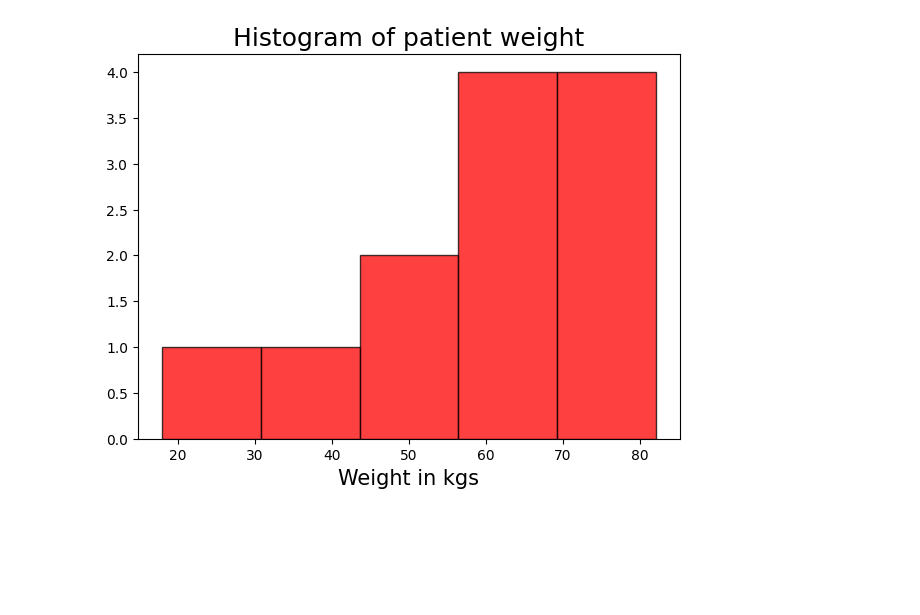
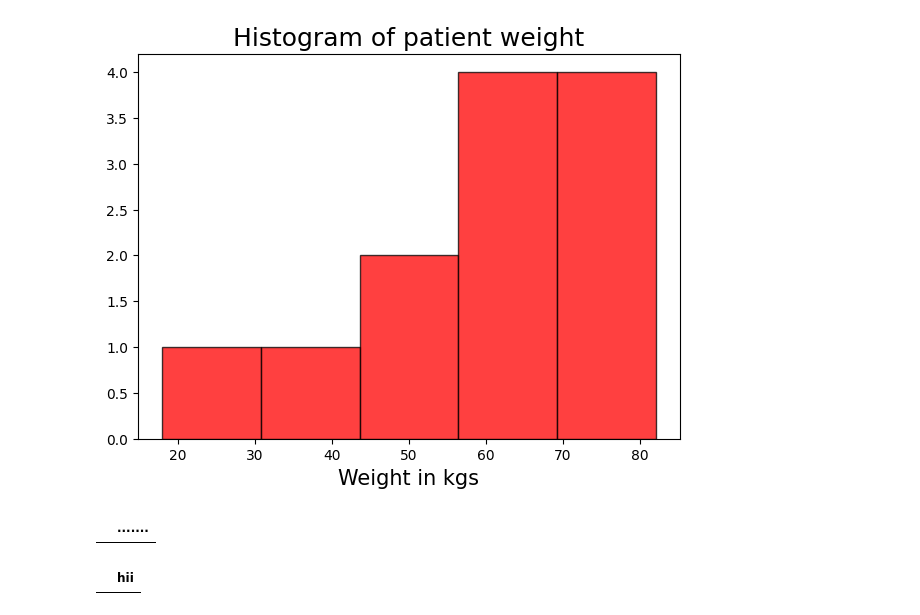
Before and after one commit to sandesarikeerthi/keerthi, a Jupyter notebook: AIML1.ipynb, the cells around one changed output. Saved outputs shown, nothing was run; the diff lists cells and outputs as text; code cells hidden in the pictures; blank space fills up the shorter version.

```diff
--- a/AIML1.ipynb
+++ b/AIML1.ipynb
@@ -95,3 +110,9 @@ plt.show()
 # %%
 import numpy as np
 import pandas as pd
+# %%
+df1 = pd.read_table("Lab01-Text.txt")
+# %%
+df1
+# %% [output]
+|  | ....... |
@@ -97,0 +121,4 @@ import pandas as pd
+# %%
+data2
+# %% [output]
+|  | hii |
```
Also changed, not shown: parts of 2 cells of this notebook.
